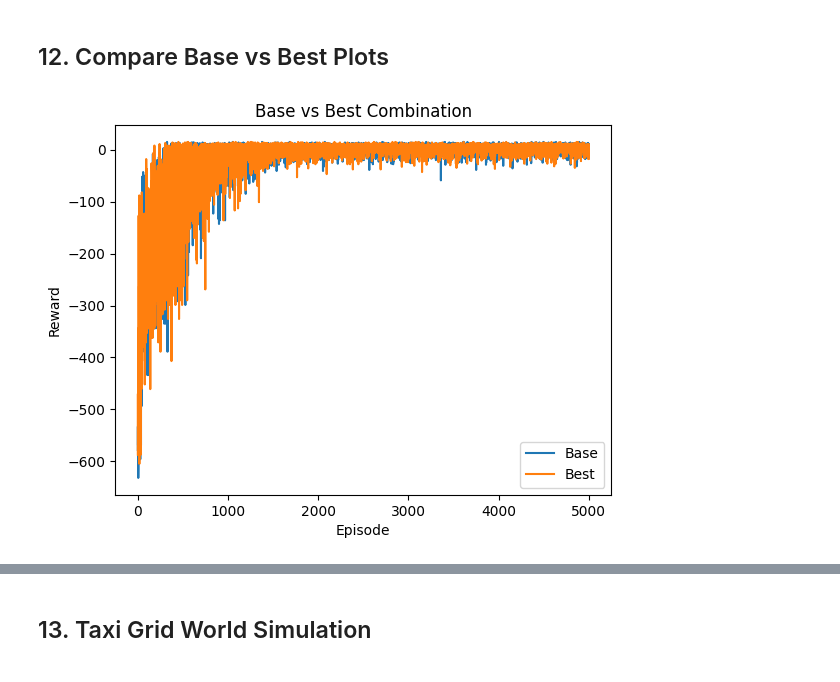
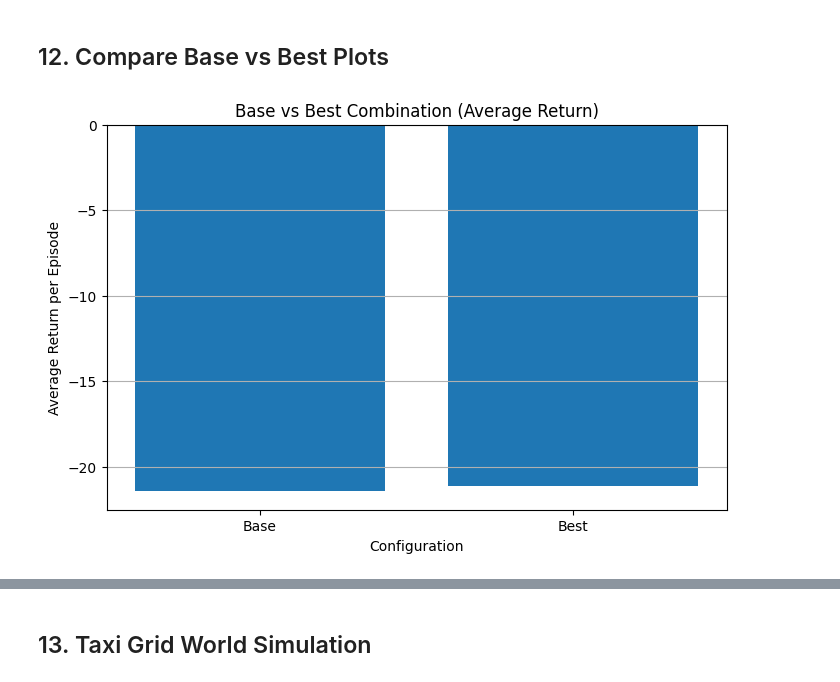
Before and after one commit to JariusBedward-8841640/CSCN8020_A2JB, a Jupyter notebook: taxi_Qlearning.ipynb, the cells around one changed output, grey strips where cells are left out. Drawn from its saved outputs; the diff is of its cells as text; code cells hidden in the pictures.

```diff
--- a/taxi_Qlearning.ipynb
+++ b/taxi_Qlearning.ipynb
@@ -320,20 +322,20 @@ Average Steps: 23.186
 # %%
-discount_factors = [0.2, 0.3]
+exploration_factors = [0.2, 0.3]
 
-gamma_results = {}
+epsilon_results = {}
 
-for g in discount_factors:
+for e in exploration_factors:
      Q, steps, rewards = train_q_learning(
-        name=f"GAMMA_{g}",
+        name=f"EPSILON_{e}",
         alpha=0.1,     # keep alpha fixed
-        gamma=g,
-        epsilon=0.1,
+        gamma=0.9, #fixed gamma
+        epsilon=e,
          log_to_file=False
     )
 
-     summarize_results(f"GAMMA_{g}", steps, rewards)
+     summarize_results(f"EPSILON_{e}", steps, rewards)
 
-     gamma_results[g] = {
+     epsilon_results[e] = {
         "steps": steps,
          "rewards": rewards,
          "avg_return": np.mean(rewards),
@@ -406,13 +577,21 @@ Average Steps: 29.829
 # %% [markdown]
 ## 12. Compare Base vs Best Plots
 # %%
-plt.figure()
-plt.plot(rewards_base, label="Base")
-plt.plot(rewards_best, label="Best")
-plt.legend()
-plt.title("Base vs Best Combination")
-plt.xlabel("Episode")
-plt.ylabel("Reward")
+plt.figure(figsize=(8,5))
+
+labels = ["Base", "Best"]
+avg_returns = [
+    np.mean(rewards_base),
+    np.mean(rewards_best)
+]
+
+plt.bar(labels, avg_returns)
+
+plt.title("Base vs Best Combination (Average Return)")
+plt.xlabel("Configuration")
+plt.ylabel("Average Return per Episode")
+plt.grid(axis='y')
+
 plt.show()
 # %% [output]
-[figure, old version]
+[figure, new version]
```
Also changed, not shown: parts of 19 cells of this notebook.
